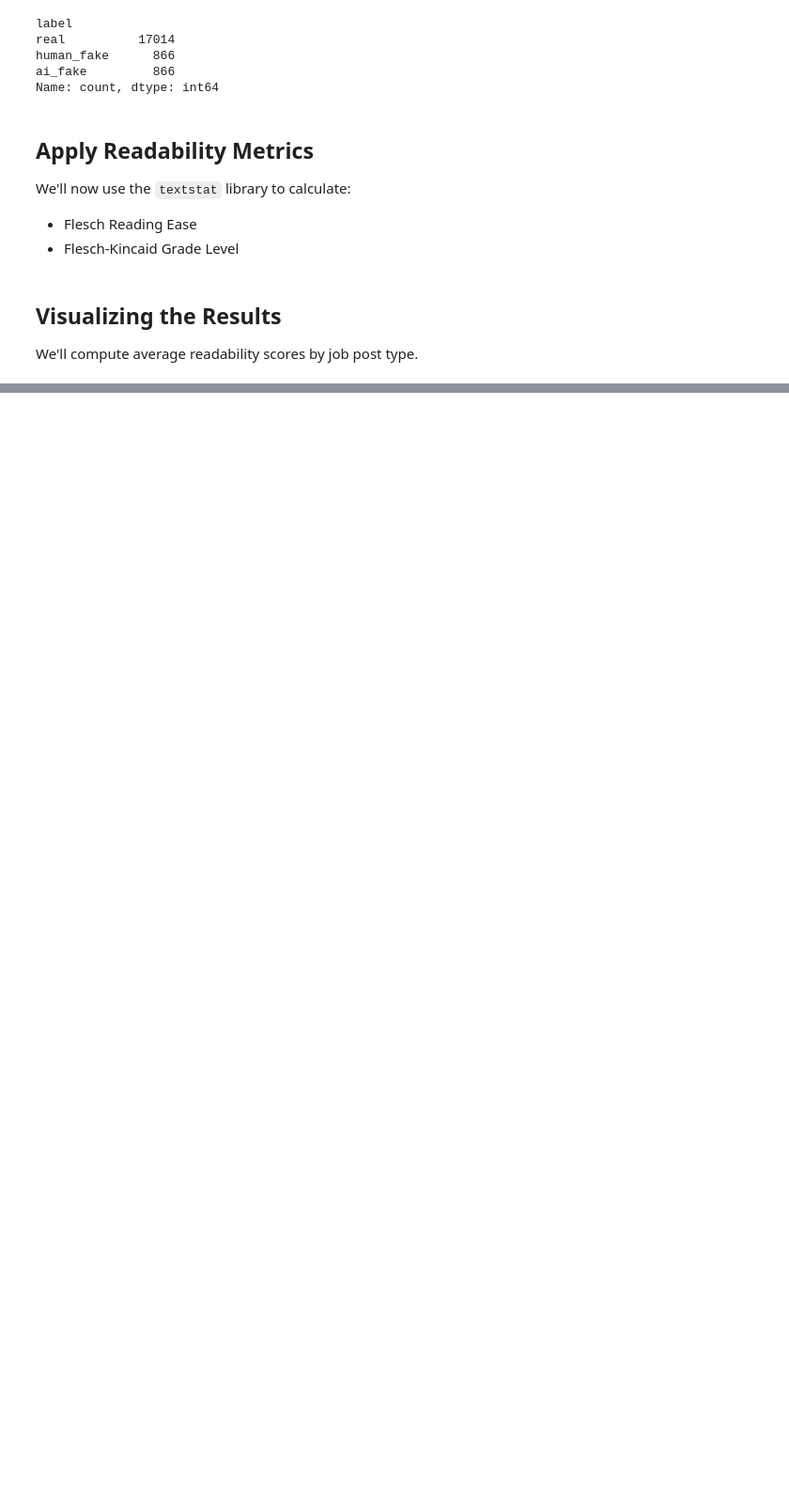
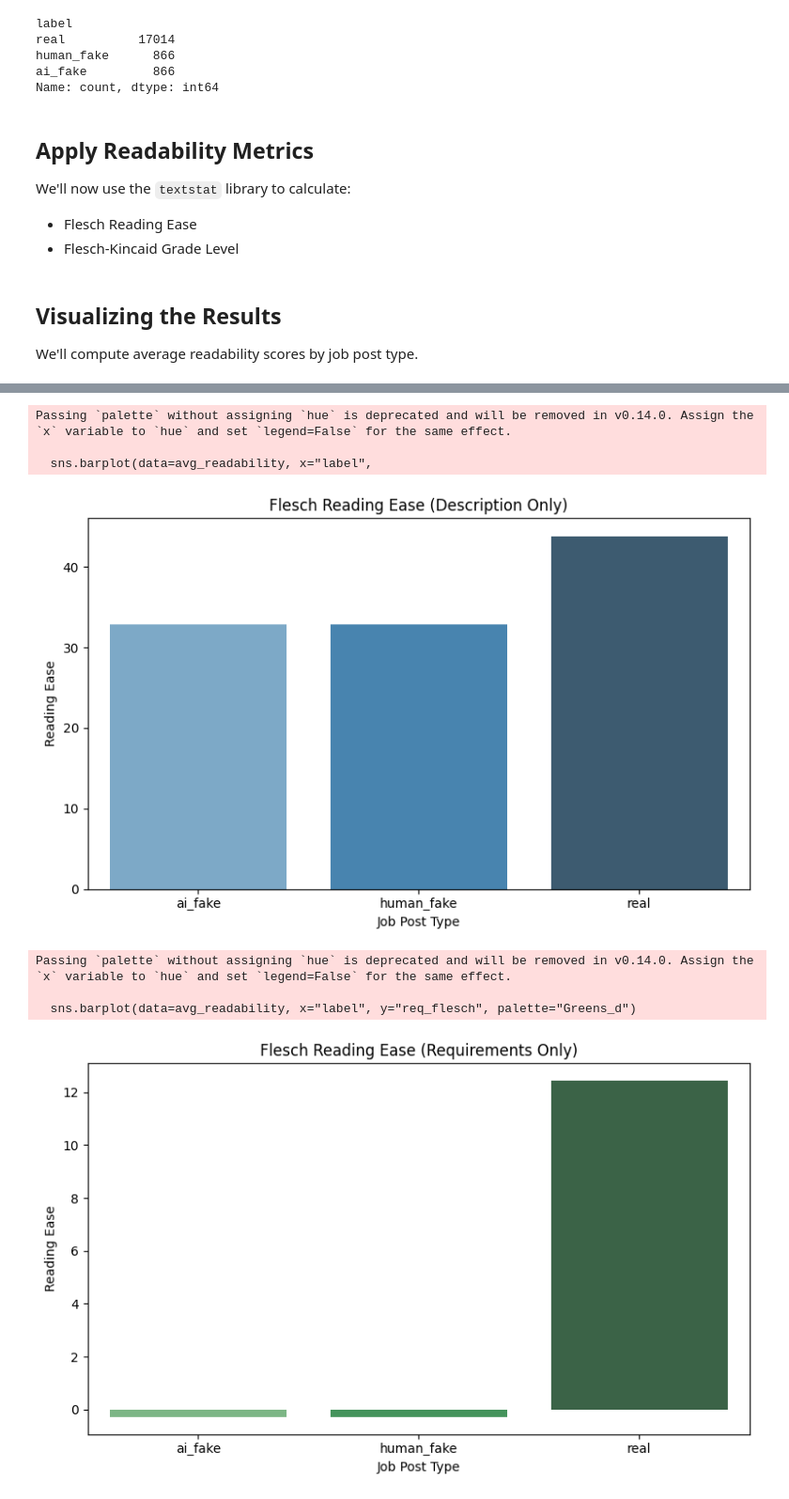
Before and after one commit to MIT-Emerging-Talent/ET6-CDSP-group-21-repo, a Jupyter notebook: 4_data_analysis/readability.ipynb, the cells around one changed output, grey strips where cells are left out. Shown at 94% size. Saved outputs shown, nothing was run; the diff lists cells and outputs as text; code cells hidden in the pictures; blank space fills up the shorter version.

```diff
--- a/4_data_analysis/readability.ipynb
+++ b/4_data_analysis/readability.ipynb
@@ -127,0 +106,50 @@ print(avg_readability)
+# %%
+#  Visualization: Flesch (Descriptions)
+
+plt.figure(figsize=(8, 5))
+sns.barplot(data=avg_readability, x="label",
+            y="desc_flesch", palette="Blues_d")
+plt.title("Flesch Reading Ease (Description Only)")
+plt.ylabel("Reading Ease")
+plt.xlabel("Job Post Type")
+plt.tight_layout()
+plt.show()
+
+# Visualization: Flesch (Requirements)
+
+plt.figure(figsize=(8, 5))
+sns.barplot(data=avg_readability, x="label", y="req_flesch", palette="Greens_d")
+plt.title("Flesch Reading Ease (Requirements Only)")
+plt.ylabel("Reading Ease")
+plt.xlabel("Job Post Type")
+plt.tight_layout()
+plt.show()
+
+# Visualization: Grade Level (Descriptions)
+
+plt.figure(figsize=(8, 5))
+sns.barplot(data=avg_readability, x="label", y="desc_grade", palette="Reds_d")
+plt.title("Grade Level (Description)")
+plt.ylabel("Grade Level")
+plt.xlabel("Job Post Type")
+plt.tight_layout()
+plt.show()
+
+# Visualization: Grade Level (Requirements)
+
+plt.figure(figsize=(8, 5))
+sns.barplot(data=avg_readability, x="label", y="req_grade", palette="Purples_d")
+plt.title("Grade Level (Requirements)")
+plt.ylabel("Grade Level")
+plt.xlabel("Job Post Type")
+plt.tight_layout()
+plt.show()
+# %% [output]
+Passing `palette` without assigning `hue` is deprecated and will be removed in v0.14.0. Assign the `x` variable to `hue` and set `legend=False` for the same effect.
+
+  sns.barplot(data=avg_readability, x="label",
+[figure, added]
+Passing `palette` without assigning `hue` is deprecated and will be removed in v0.14.0. Assign the `x` variable to `hue` and set `legend=False` for the same effect.
+
+  sns.barplot(data=avg_readability, x="label", y="req_flesch", palette="Greens_d")
+[figure, added]
```
Also changed, not shown: parts of 11 cells of this notebook.
